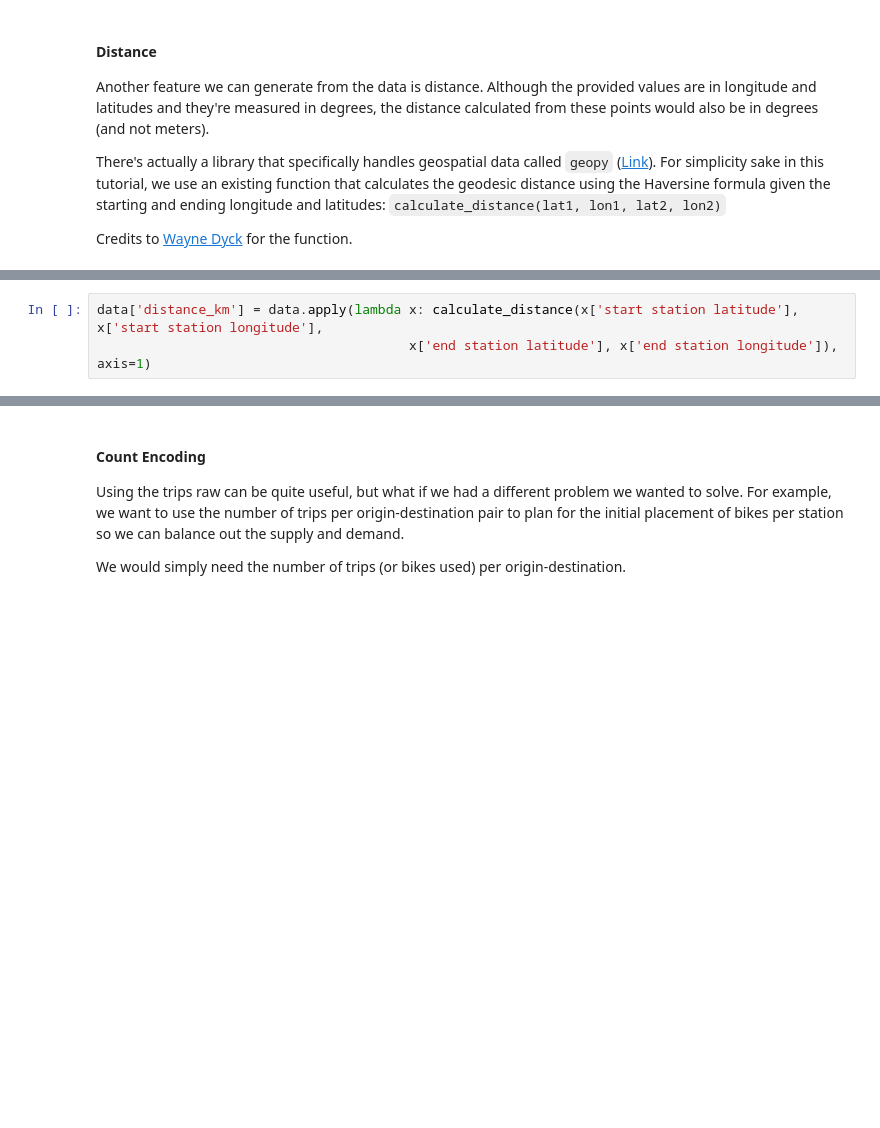
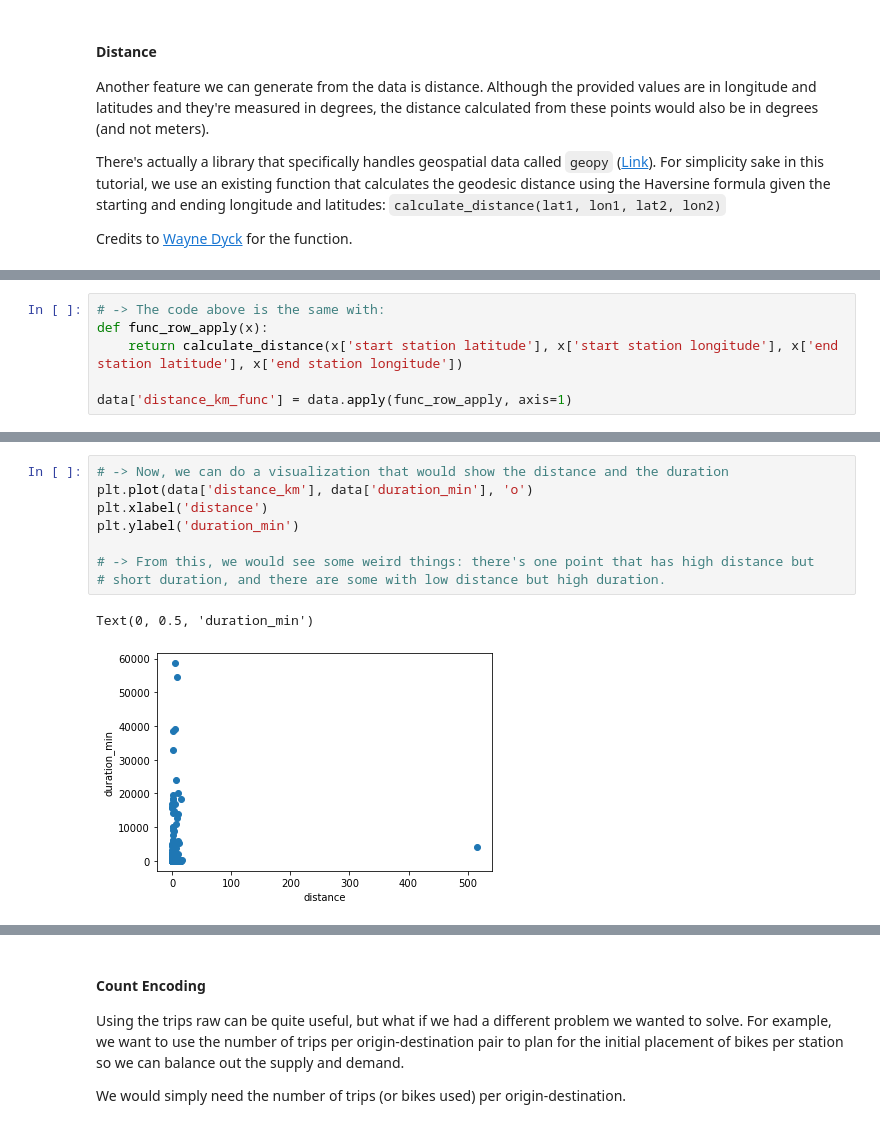
Before and after one commit to francheska-vicente/datapre-notebooks, a Jupyter notebook: 04 - Feature Engineering.ipynb, the cells around one changed output, grey strips where cells are left out. Drawn from its saved outputs; the diff is of its cells as text; blank space fills up the shorter version.

```diff
--- a/04 - Feature Engineering.ipynb
+++ b/04 - Feature Engineering.ipynb
@@ -414,5 +438,8 @@ def calculate_distance(lat1, lon1, lat2, lon2):
 # %%
-data['distance_km'] = data.apply(lambda x: calculate_distance(x['start station latitude'], x['start station longitude'],
-                                        x['end station latitude'], x['end station longitude']), axis=1)
+# -> The code above is the same with:
+def func_row_apply(x):
+    return calculate_distance(x['start station latitude'], x['start station longitude'], x['end station latitude'], x['end station longitude'])
+
+data['distance_km_func'] = data.apply(func_row_apply, axis=1)
 # %%
 data.head()
@@ -418,0 +454,11 @@ data.head()
+# %%
+# -> Now, we can do a visualization that would show the distance and the duration
+plt.plot(data['distance_km'], data['duration_min'], 'o')
+plt.xlabel('distance')
+plt.ylabel('duration_min')
+
+# -> From this, we would see some weird things: there's one point that has high distance but
+# short duration, and there are some with low distance but high duration.
+# %% [output]
+Text(0, 0.5, 'duration_min')
+[figure, added]
```
Also changed, not shown: parts of 5 cells of this notebook.
